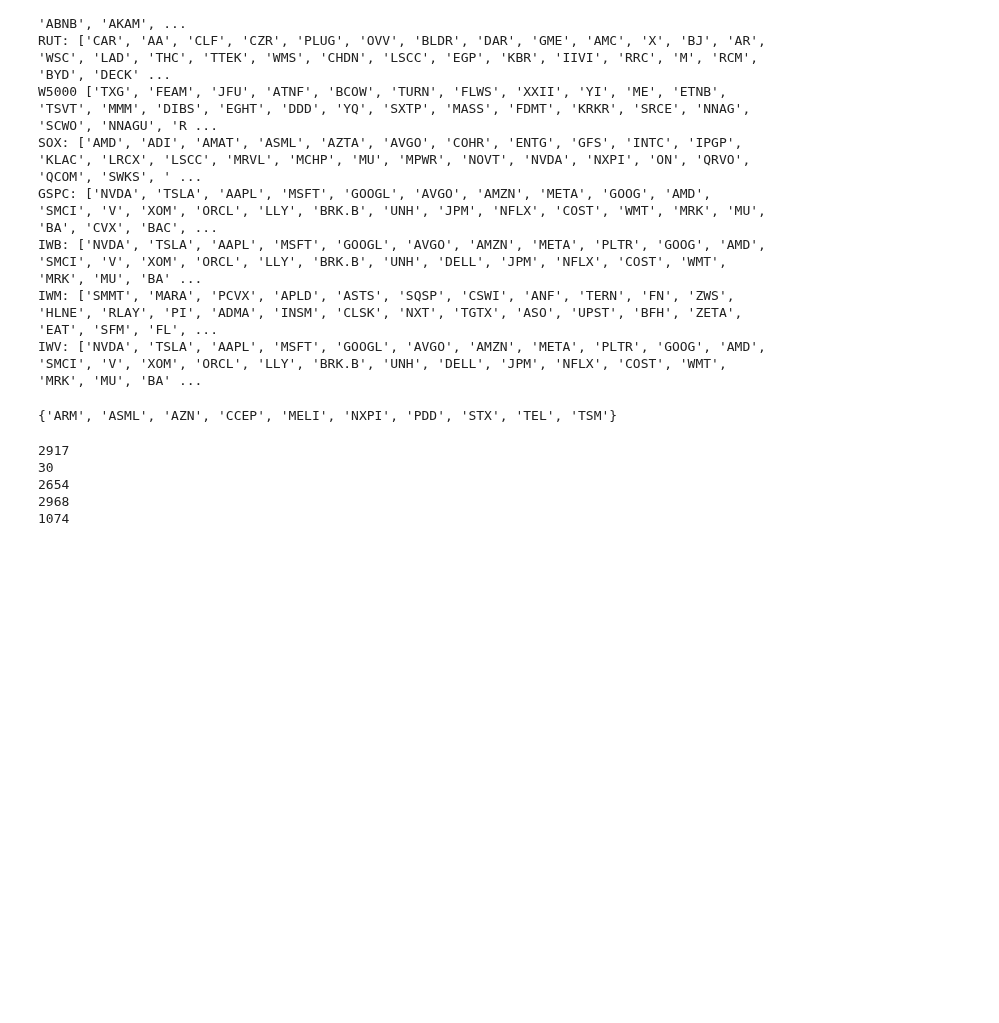
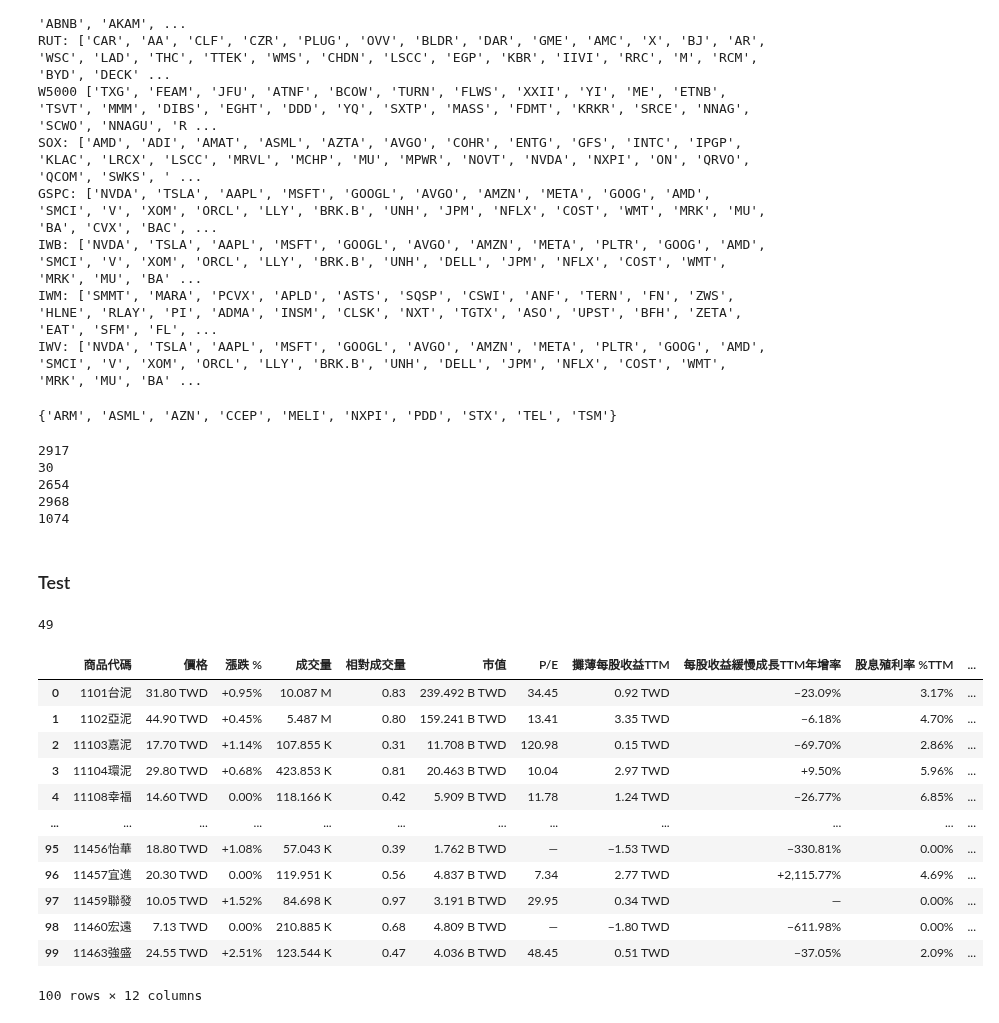
Before and after one commit to yorkjong/stock-reports, a Jupyter notebook: notebooks/stock_list.ipynb, the cells around one changed output. Saved outputs shown, nothing was run; the diff lists cells and outputs as text; code cells hidden in the pictures; blank space fills up the shorter version.

Commit message:
chore: Add test code

```diff
--- a/notebooks/stock_list.ipynb
+++ b/notebooks/stock_list.ipynb
@@ -550,3 +550,33 @@ df = table_from_bullishbears('russell-2000-stocks-list')
 github.upload_df_as_csv('rui_BullishBears.csv', df)
 df = us_stock_table_from_statementdog()
 github.upload_df_as_csv('us_listed_stocks_StatementDog.csv', df)
+# %% [markdown]
+### Test
+# %%
+import pandas as pd
+
+url = 'https://histock.tw/stock/rank.aspx'
+df = pd.read_html(url)[0]
+len(df)
+# %% [output]
+49
+# %%
+import pandas as pd
+
+url = 'https://tw.tradingview.com/markets/stocks-taiwan/market-movers-all-stocks/'
+df = pd.read_html(url)[0]
+df
+# %% [output]
+|  | 商品代碼 | 價格 | 漲跌 % | 成交量 | 相對成交量 | 市值 | P/E | 攤薄每股收益TTM | 每股收益緩慢成長TTM年增率 | 股息殖利率 %TTM | ... |
+| 0 | 1101台泥 | 31.80 TWD | +0.95% | 10.087 M | 0.83 | 239.492 B TWD | 34.45 | 0.92 TWD | −23.09% | 3.17% | ... |
+| 1 | 1102亞泥 | 44.90 TWD | +0.45% | 5.487 M | 0.80 | 159.241 B TWD | 13.41 | 3.35 TWD | −6.18% | 4.70% | ... |
+| 2 | 11103嘉泥 | 17.70 TWD | +1.14% | 107.855 K | 0.31 | 11.708 B TWD | 120.98 | 0.15 TWD | −69.70% | 2.86% | ... |
+| 3 | 11104環泥 | 29.80 TWD | +0.68% | 423.853 K | 0.81 | 20.463 B TWD | 10.04 | 2.97 TWD | +9.50% | 5.96% | ... |
+| 4 | 11108幸福 | 14.60 TWD | 0.00% | 118.166 K | 0.42 | 5.909 B TWD | 11.78 | 1.24 TWD | −26.77% | 6.85% | ... |
+| ... | ... | ... | ... | ... | ... | ... | ... | ... | ... | ... | ... |
+| 95 | 11456怡華 | 18.80 TWD | +1.08% | 57.043 K | 0.39 | 1.762 B TWD | — | −1.53 TWD | −330.81% | 0.00% | ... |
+| 96 | 11457宜進 | 20.30 TWD | 0.00% | 119.951 K | 0.56 | 4.837 B TWD | 7.34 | 2.77 TWD | +2,115.77% | 4.69% | ... |
+| 97 | 11459聯發 | 10.05 TWD | +1.52% | 84.698 K | 0.97 | 3.191 B TWD | 29.95 | 0.34 TWD | — | 0.00% | ... |
+| 98 | 11460宏遠 | 7.13 TWD | 0.00% | 210.885 K | 0.68 | 4.809 B TWD | — | −1.80 TWD | −611.98% | 0.00% | ... |
+| 99 | 11463強盛 | 24.55 TWD | +2.51% | 123.544 K | 0.47 | 4.036 B TWD | 48.45 | 0.51 TWD | −37.05% | 2.09% | ... |
+100 rows × 12 columns
```
